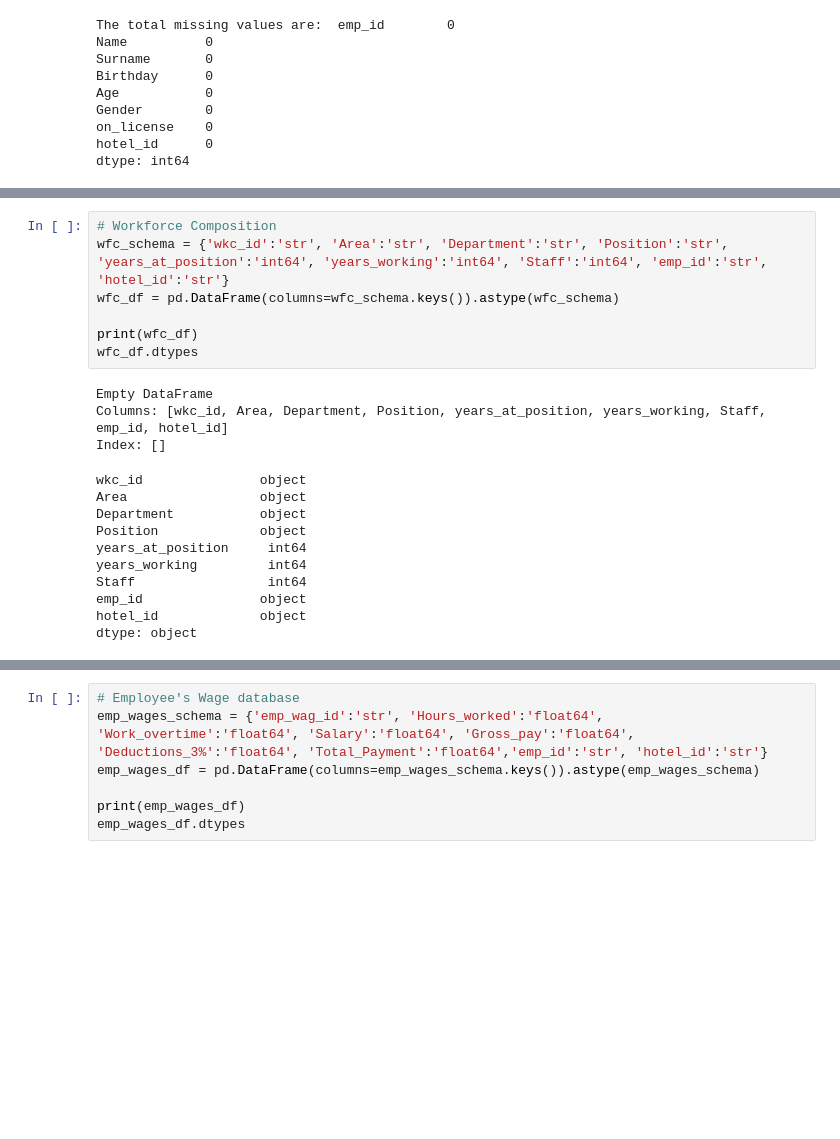
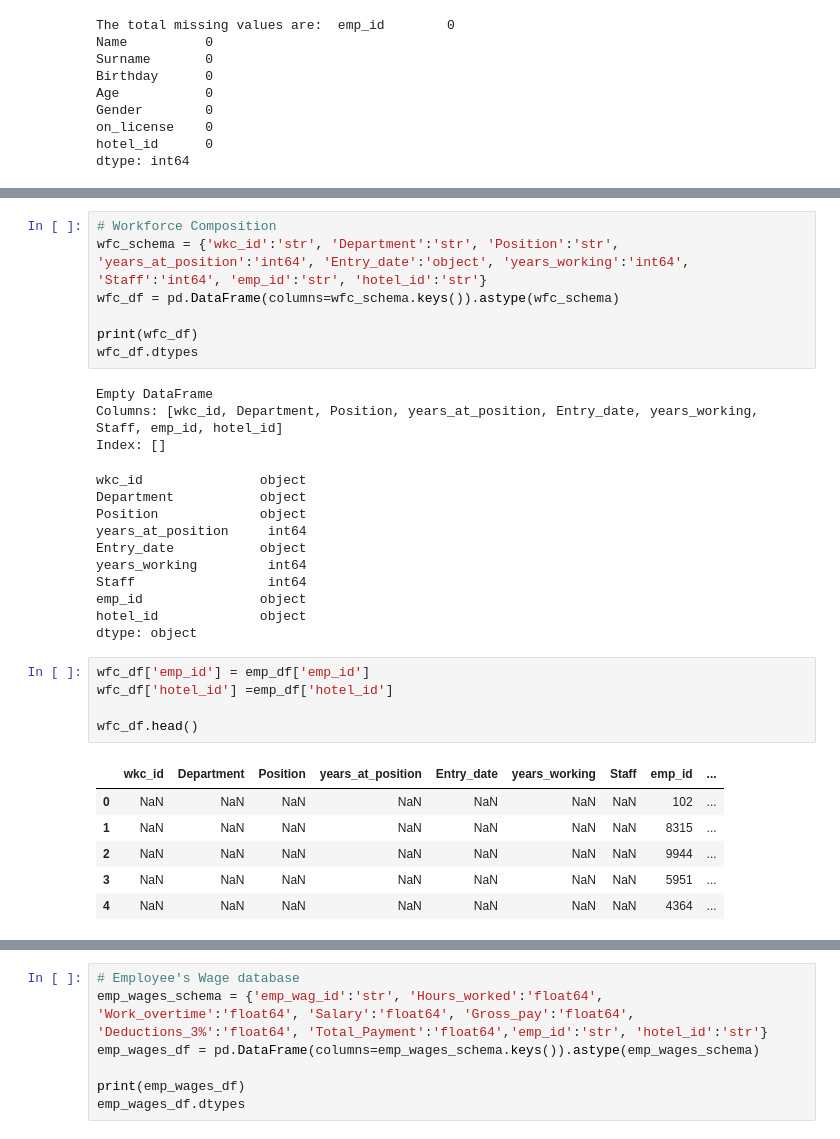
Before and after one commit to nachogalasso/da_python, a Jupyter notebook: hotel_hranalytics/databases.ipynb, the cells around one changed output, grey strips where cells are left out. Drawn from its saved outputs; the diff is of its cells as text; blank space fills up the shorter version.

```diff
--- a/hotel_hranalytics/databases.ipynb
+++ b/hotel_hranalytics/databases.ipynb
@@ -344,21 +354,33 @@ dtype: object
 # %%
 # Workforce Composition
-wfc_schema = {'wkc_id':'str', 'Area':'str', 'Department':'str', 'Position':'str', 'years_at_position':'int64', 'years_working':'int64', 'Staff':'int64', 'emp_id':'str', 'hotel_id':'str'}
+wfc_schema = {'wkc_id':'str', 'Department':'str', 'Position':'str', 'years_at_position':'int64', 'Entry_date':'object', 'years_working':'int64', 'Staff':'int64', 'emp_id':'str', 'hotel_id':'str'}
 wfc_df = pd.DataFrame(columns=wfc_schema.keys()).astype(wfc_schema)
 
 print(wfc_df)
 wfc_df.dtypes
 # %% [output]
 Empty DataFrame
-Columns: [wkc_id, Area, Department, Position, years_at_position, years_working, Staff, emp_id, hotel_id]
+Columns: [wkc_id, Department, Position, years_at_position, Entry_date, years_working, Staff, emp_id, hotel_id]
 Index: []
 wkc_id               object
-Area                 object
 Department           object
 Position             object
 years_at_position     int64
+Entry_date           object
 years_working         int64
 Staff                 int64
 emp_id               object
 hotel_id             object
 dtype: object
+# %%
+wfc_df['emp_id'] = emp_df['emp_id']
+wfc_df['hotel_id'] =emp_df['hotel_id']
+
+wfc_df.head()
+# %% [output]
+|  | wkc_id | Department | Position | years_at_position | Entry_date | years_working | Staff | emp_id | ... |
+| 0 | NaN | NaN | NaN | NaN | NaN | NaN | NaN | 102 | ... |
+| 1 | NaN | NaN | NaN | NaN | NaN | NaN | NaN | 8315 | ... |
+| 2 | NaN | NaN | NaN | NaN | NaN | NaN | NaN | 9944 | ... |
+| 3 | NaN | NaN | NaN | NaN | NaN | NaN | NaN | 5951 | ... |
+| 4 | NaN | NaN | NaN | NaN | NaN | NaN | NaN | 4364 | ... |
```
Also changed, not shown: parts of 11 cells of this notebook.
